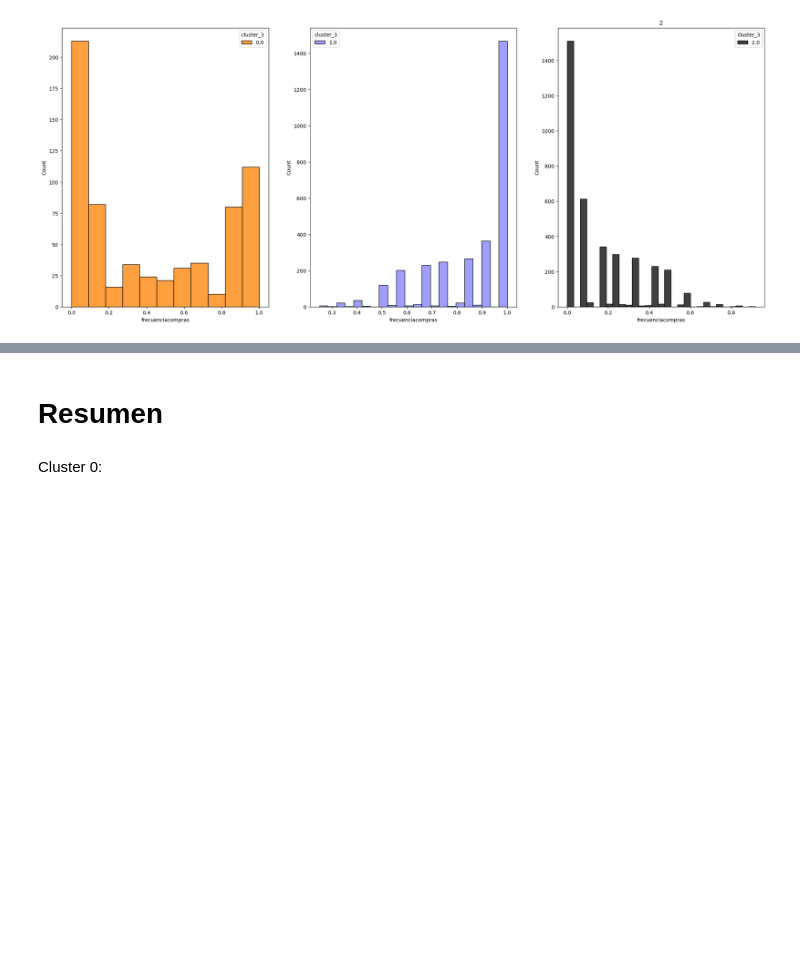
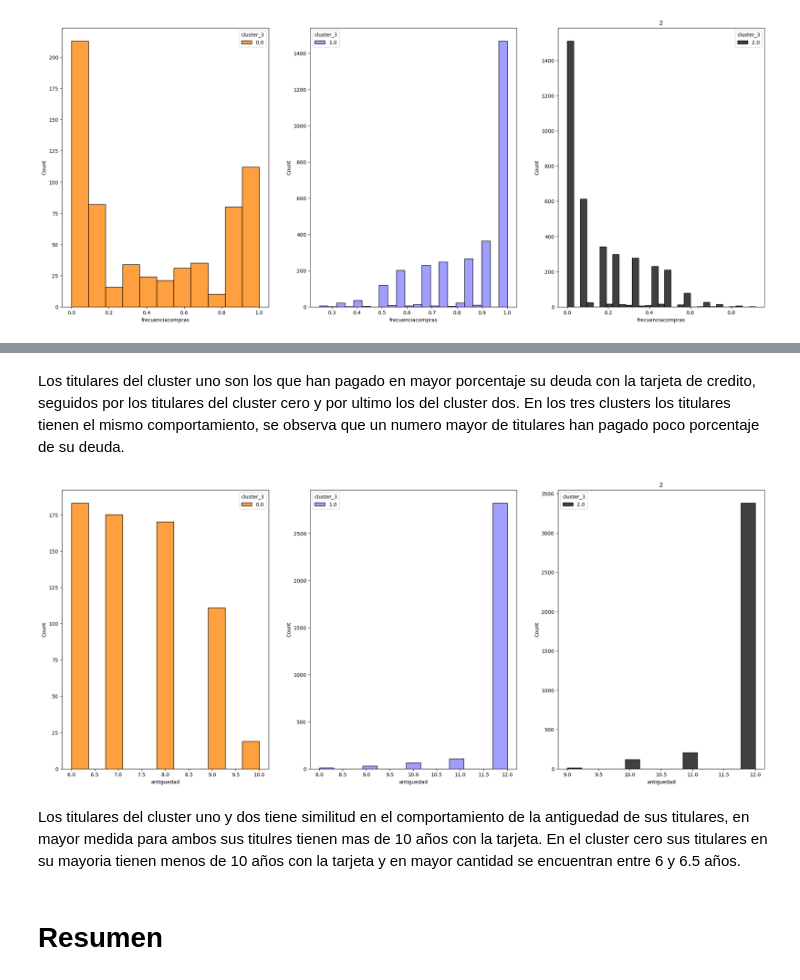
Before and after one commit to Juanisazalu/Analitica2_trabajo2, a Jupyter notebook: Interpretación_cluster.ipynb, the cells around one changed output, grey strips where cells are left out. Drawn from its saved outputs; the diff is of its cells as text; code cells hidden in the pictures; blank space fills up the shorter version.

```diff
--- a/Interpretación_cluster.ipynb
+++ b/Interpretación_cluster.ipynb
@@ -341,4 +341,16 @@ for i in list(range(0,3)):
+# %% [markdown]
+Los titulares del cluster uno son los que han pagado en mayor porcentaje su deuda con la tarjeta de credito, seguidos por los titulares del cluster cero y por ultimo los del cluster dos. En los tres clusters los titulares tienen el mismo comportamiento, se observa que un numero mayor de titulares han pagado poco porcentaje de su deuda.
+# %%
+# Análisis de pagos
+temp_pagos = df[['cluster_3','antiguedad']]
+fig,axs=plt.subplots(ncols=3,figsize =(25, 10))
+
+for i in list(range(0,3)):
+    plt.title(i)
+    sns.histplot(data=temp_pagos[temp_pagos.cluster_3==i],x='antiguedad',hue='cluster_3',palette=pal[i],ax=axs[i],multiple='dodge')
+# %% [output]
+[figure, added]
+# %% [markdown]
+Los titulares del cluster uno y dos tiene similitud en el comportamiento de la antiguedad de sus titulares, en mayor medida para ambos sus titulres tienen mas de 10 años con la tarjeta. En el cluster cero sus titulares en su mayoria tienen menos de 10 años con la tarjeta y en mayor cantidad se encuentran entre 6 y 6.5 años.
 # %% [markdown]
 # Resumen
-# %% [markdown]
-Cluster 0:
```
Also changed, not shown: parts of 4 cells of this notebook.
